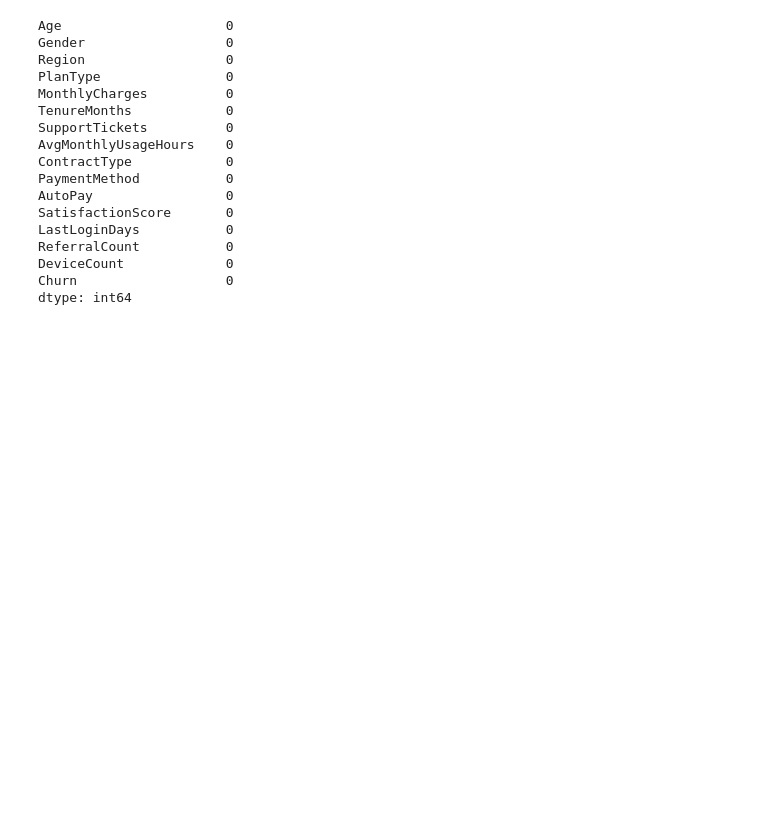
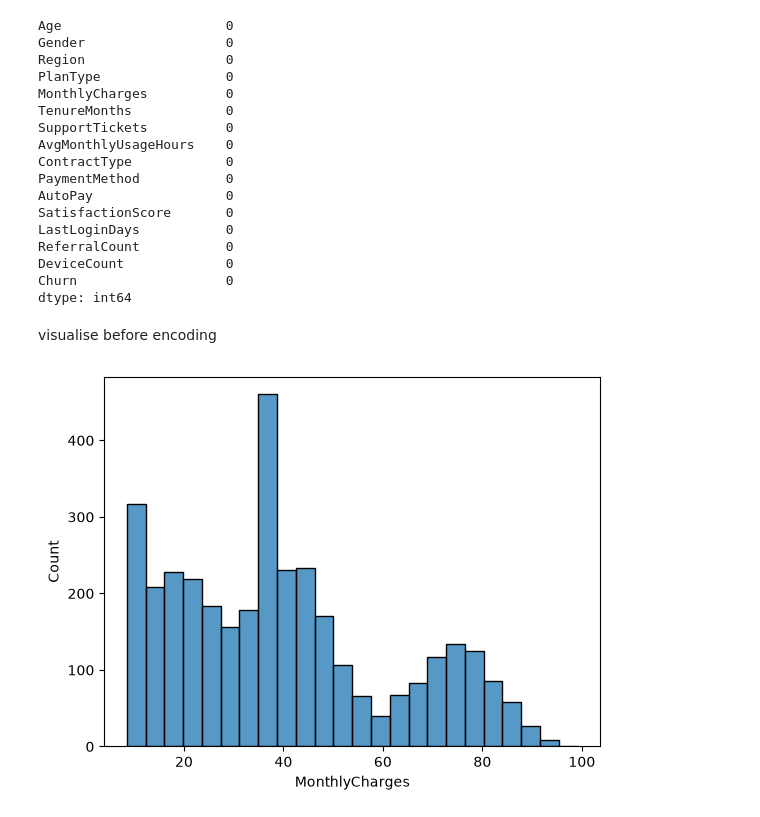
Before and after one commit to ebteshamul/tinkering-with-churn-data, a Jupyter notebook: model.ipynb, the cells around one changed output. Saved outputs shown, nothing was run; the diff lists cells and outputs as text; code cells hidden in the pictures; blank space fills up the shorter version.

```diff
--- a/model.ipynb
+++ b/model.ipynb
@@ -149,3 +152,11 @@ ReferralCount           0
 DeviceCount             0
 Churn                   0
 dtype: int64
+# %% [markdown]
+visualise before encoding
+# %%
+#plt.figure(figsize=(8,5))
+sns.histplot(data=df, x='MonthlyCharges')
+plt.show()
+# %% [output]
+[figure, added]
```
Also changed, not shown: parts of 5 cells of this notebook, 2 other files.
